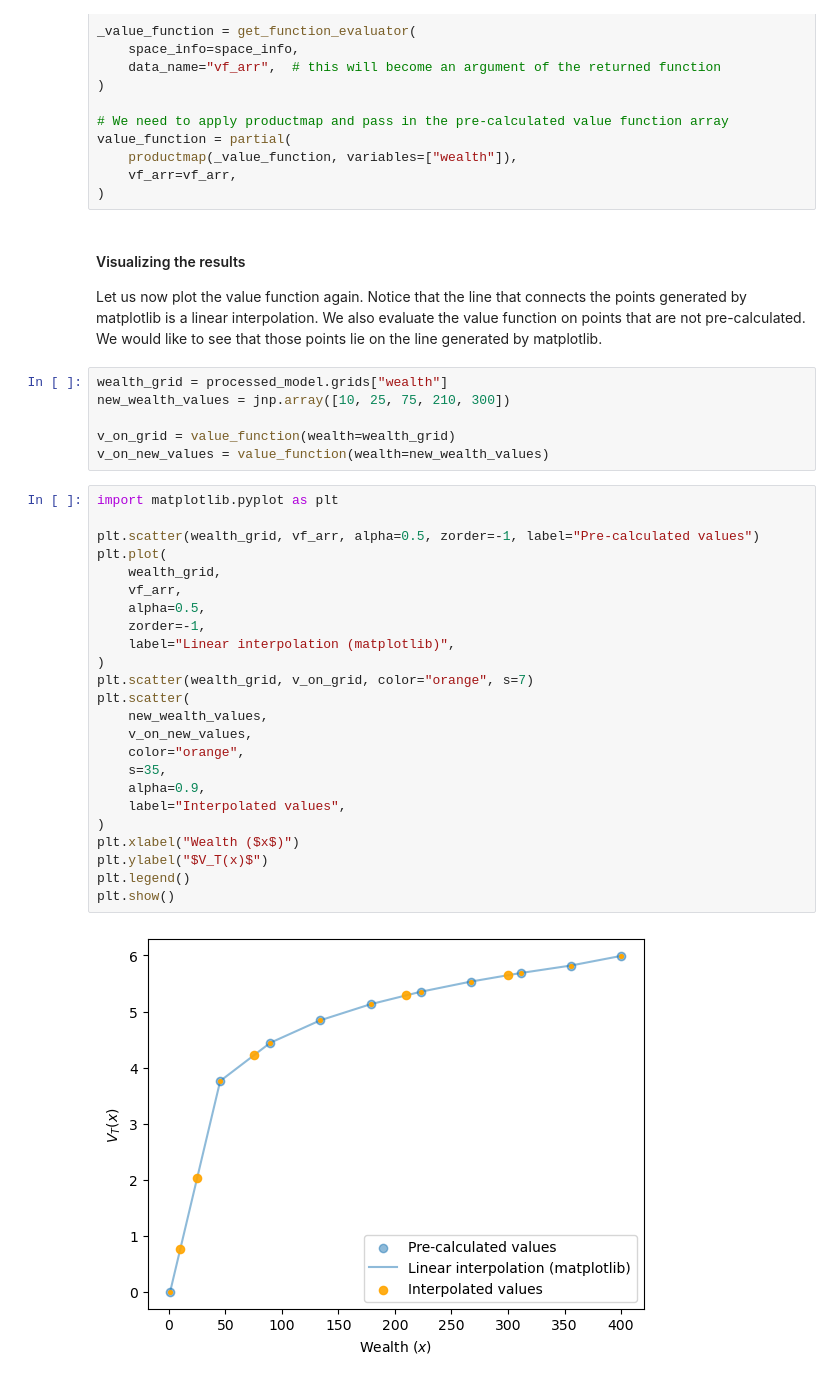
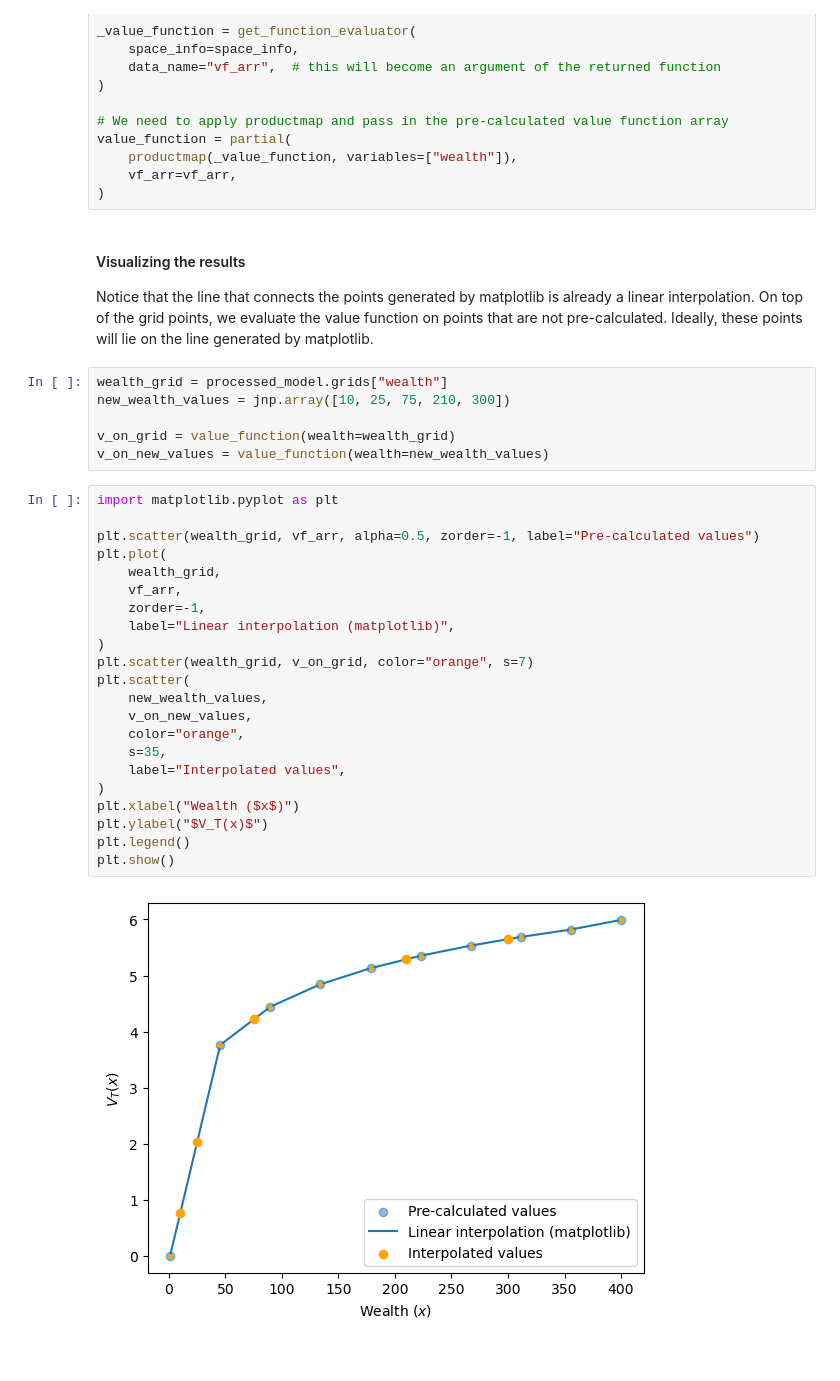
Before and after one commit to OpenSourceEconomics/lcm, a Jupyter notebook: explanations/function_evaluator.ipynb, the cells around one changed output. Drawn from its saved outputs; the diff is of its cells as text.

Commit message:
Update function evaluator notebook

```diff
--- a/explanations/function_evaluator.ipynb
+++ b/explanations/function_evaluator.ipynb
@@ -226,9 +230,9 @@ value_function = partial(
 # %% [markdown]
 #### Visualizing the results
 
-Let us now plot the value function again. Notice that the line that connects the points
-generated by matplotlib is a linear interpolation. We also evaluate the value function
-on points that are not pre-calculated. We would like to see that those points lie on the
+Notice that the line that connects the points
+generated by matplotlib is already a linear interpolation. On top of the grid points, we evaluate the value function
+on points that are not pre-calculated. Ideally, these points will lie on the
 line generated by matplotlib.
 # %%
 wealth_grid = processed_model.grids["wealth"]
@@ -239,26 +243,24 @@ v_on_new_values = value_function(wealth=new_wealth_values)
 # %%
 import matplotlib.pyplot as plt
 
 plt.scatter(wealth_grid, vf_arr, alpha=0.5, zorder=-1, label="Pre-calculated values")
 plt.plot(
     wealth_grid,
     vf_arr,
-    alpha=0.5,
     zorder=-1,
     label="Linear interpolation (matplotlib)",
 )
 plt.scatter(wealth_grid, v_on_grid, color="orange", s=7)
 plt.scatter(
     new_wealth_values,
     v_on_new_values,
     color="orange",
     s=35,
-    alpha=0.9,
     label="Interpolated values",
 )
 plt.xlabel("Wealth ($x$)")
 plt.ylabel("$V_T(x)$")
 plt.legend()
 plt.show()
 # %% [output]
-[figure, old version]
+[figure, new version]
```
Also changed, not shown: parts of 30 cells of this notebook.
